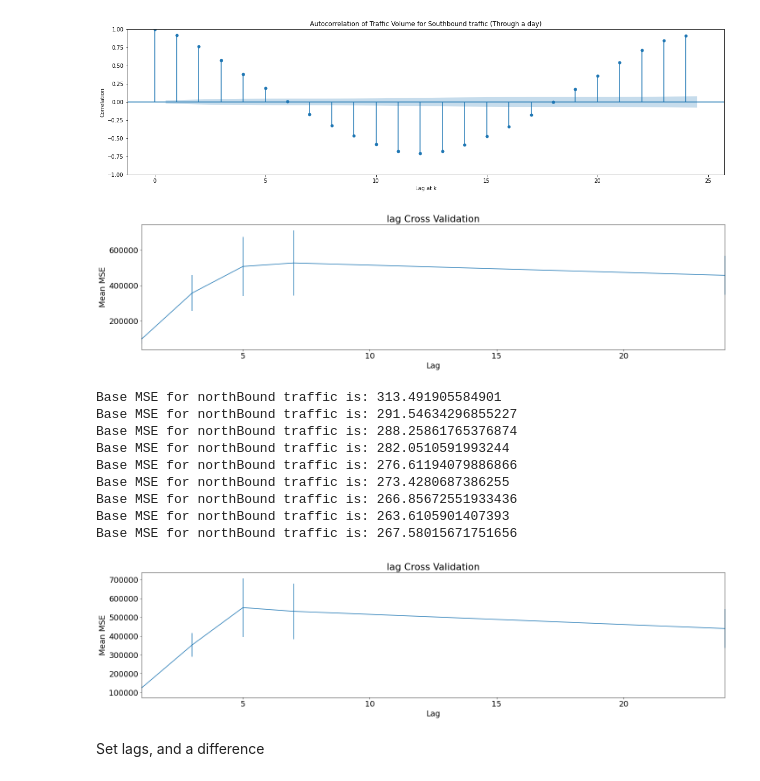
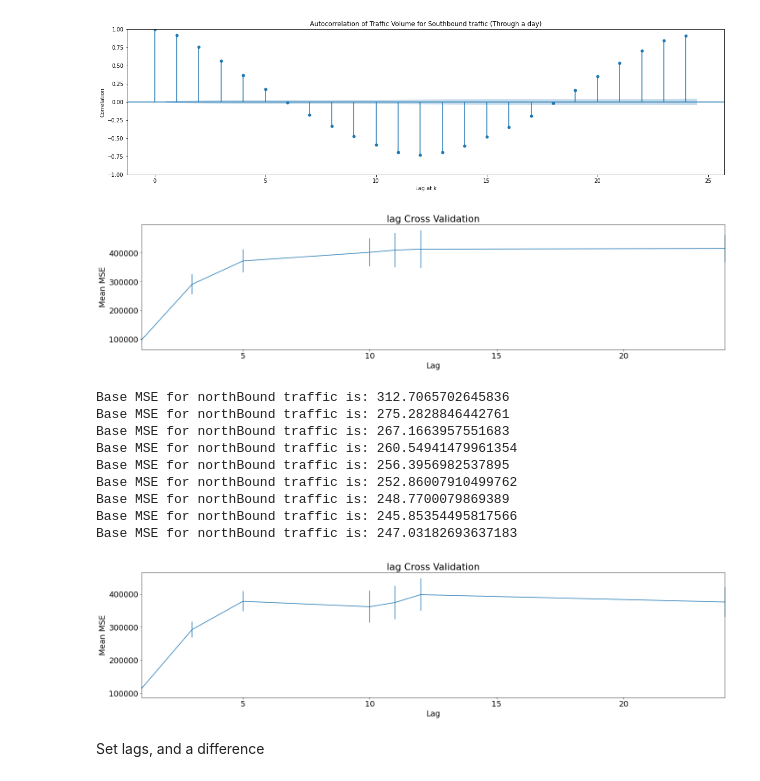
Before and after one commit to tmulligan98/Machine-Learning-Main-Project, a Jupyter notebook: scripts/notebook.ipynb, the cells around one changed output. Drawn from its saved outputs; the diff is of its cells as text; code cells hidden in the pictures.

Commit message:
Figures and some tidying up

```diff
--- a/scripts/notebook.ipynb
+++ b/scripts/notebook.ipynb
@@ -135,48 +140,48 @@ fig.show()
 [figure]
 # %%
 temp = df_north.copy()
-cross_validation_feature_params(test_params=[1,3,5,7,24], df=temp, feature_type="lag", target_var="northBound")
+cross_validation_feature_params(test_params=[1,3,5,10,11,12,24], df=temp, feature_type="lag", target_var="northBound")
 
 temp_south = df_south.copy()
-cross_validation_feature_params(test_params=[1,3,5,7,24], df=temp_south, feature_type="lag", target_var="southBound")
+cross_validation_feature_params(test_params=[1,3,5,10,11,12,24], df=temp_south, feature_type="lag", target_var="southBound")
 
 # Hour
 temp["volume_lag_1"] = temp["northBound"].shift(1, fill_value=0)
 performance(temp, "northBound")
 temp["volume_lag_2"] = temp["northBound"].shift(2, fill_value=0)
 performance(temp, "northBound")
 temp["volume_lag_3"] = temp["northBound"].shift(3, fill_value=0)
 performance(temp, "northBound")
 temp["volume_lag_4"] = temp["northBound"].shift(4, fill_value=0)
 performance(temp, "northBound")
 temp["volume_lag_5"] = temp["northBound"].shift(5, fill_value=0)
 performance(temp, "northBound")
 temp["volume_lag_6"] = temp["northBound"].shift(6, fill_value=0)
 performance(temp, "northBound")
 # Difference features
 temp["volume_lag_1_diff"] = temp["volume_lag_1"] - temp["northBound"].shift(2, fill_value=0)
 performance(temp, "northBound")
 # 12 hours
 temp["volume_lag_halfday"] = temp["northBound"].shift(12, fill_value=0)
 performance(temp, "northBound")
 # Day
 temp["volume_lag_24"] = temp["northBound"].shift(24, fill_value=0)
 performance(temp, "northBound")
 # # Week
 # temp["volume_lag_week"] = temp["northBound"].shift(168, fill_value=0)
 # performance(temp, "northBound")
 # %% [output]
-[figure, old version]
+[figure, new version]
-Base MSE for northBound traffic is: 313.491905584901
-Base MSE for northBound traffic is: 291.54634296855227
-Base MSE for northBound traffic is: 288.25861765376874
-Base MSE for northBound traffic is: 282.0510591993244
-Base MSE for northBound traffic is: 276.61194079886866
-Base MSE for northBound traffic is: 273.4280687386255
-Base MSE for northBound traffic is: 266.85672551933436
-Base MSE for northBound traffic is: 263.6105901407393
-Base MSE for northBound traffic is: 267.58015671751656
+Base MSE for northBound traffic is: 312.7065702645836
+Base MSE for northBound traffic is: 275.2828846442761
+Base MSE for northBound traffic is: 267.1663957551683
+Base MSE for northBound traffic is: 260.54941479961354
+Base MSE for northBound traffic is: 256.3956982537895
+Base MSE for northBound traffic is: 252.86007910499762
+Base MSE for northBound traffic is: 248.7700079869389
+Base MSE for northBound traffic is: 245.85354495817566
+Base MSE for northBound traffic is: 247.03182693637183
-[figure, old version]
+[figure, new version]
 # %% [markdown]
 Set lags, and a difference
 # %%
```
Also changed, not shown: parts of 5 cells of this notebook, 7 other files.
